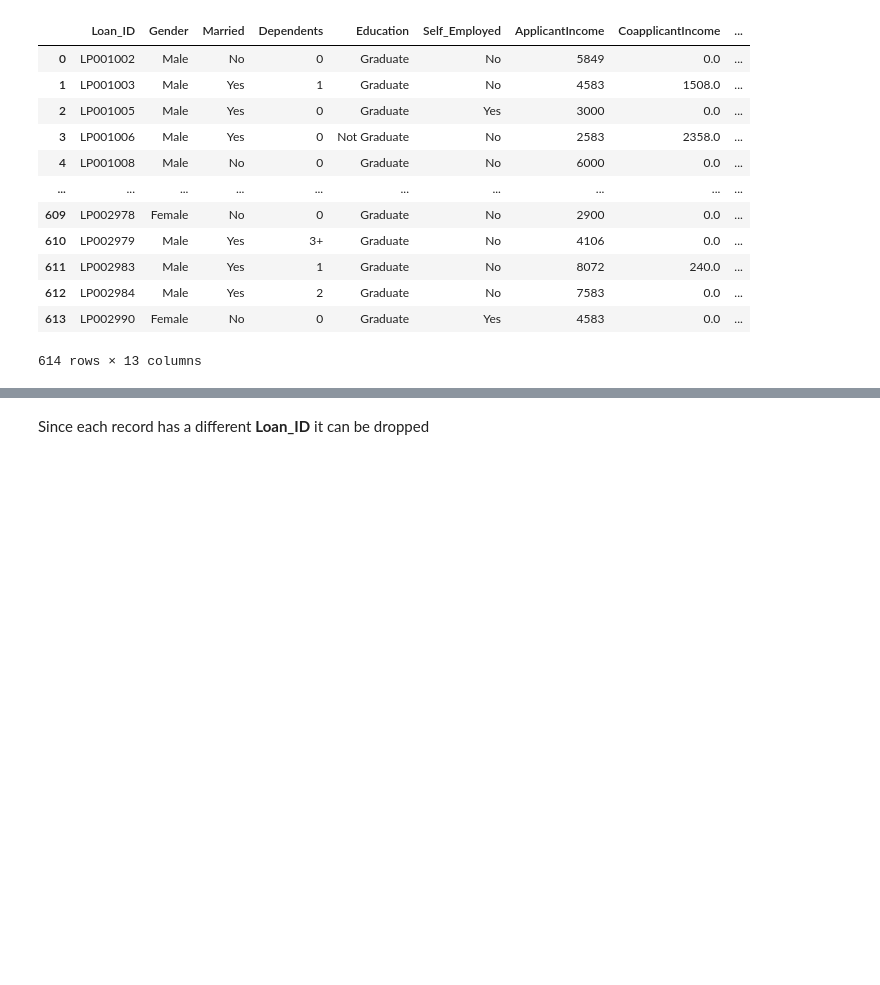
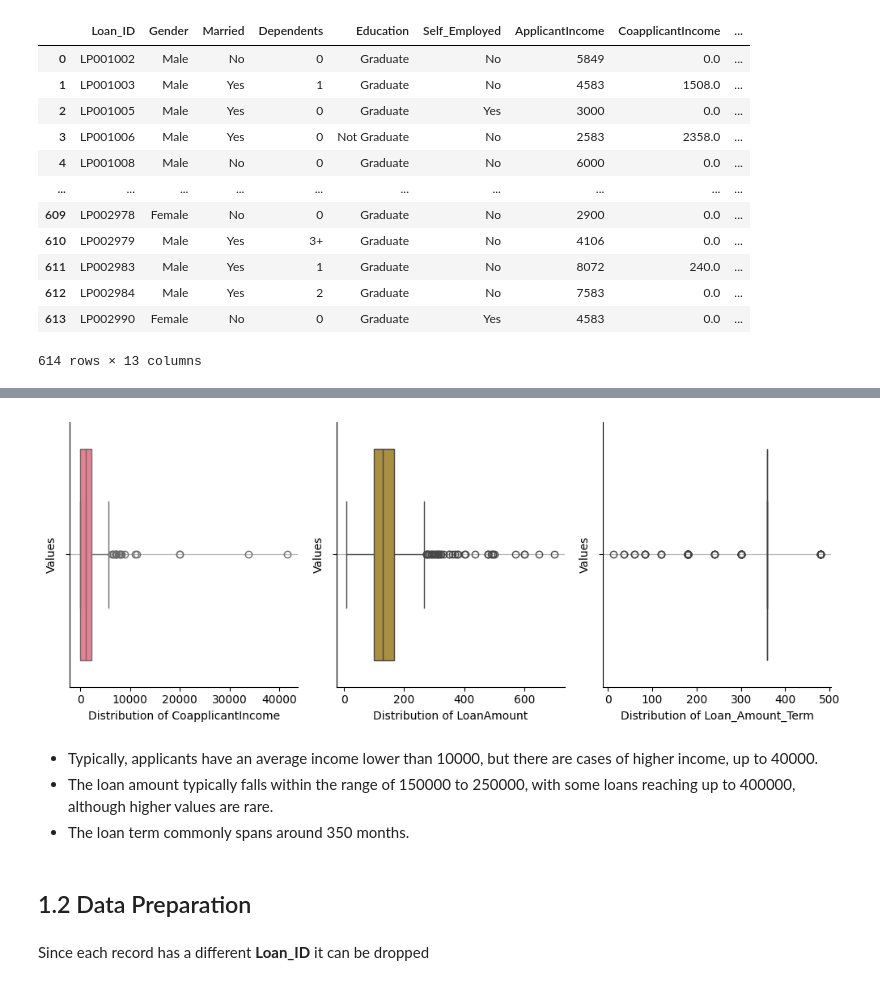
Before and after one commit to NiccoloMarzi/Ethics-in-AI, a Jupyter notebook: loan_eligibility.ipynb, the cells around one changed output, grey strips where cells are left out. Cells and saved outputs as stored; diff of their text form; code cells hidden in the pictures; blank space fills up the shorter version.

```diff
--- a/loan_eligibility.ipynb
+++ b/loan_eligibility.ipynb
@@ -51,2 +126,13 @@ df
+# %%
+continuos_columns = df.select_dtypes(include=['float64']).columns.tolist()
+plot_column_distributions(df[continuos_columns], palette, "continue")
+# %% [output]
+[figure, added]
+# %% [markdown]
+- Typically, applicants have an average income lower than 10000, but there are cases of higher income, up to 40000.
+- The loan amount typically falls within the range of 150000 to 250000, with some loans reaching up to 400000, although higher values are rare.
+- The loan term commonly spans around 350 months.
+# %% [markdown]
+## 1.2 Data Preparation
 # %% [markdown]
 Since each record has a different **Loan_ID** it can be dropped
```
Also changed, not shown: parts of 33 cells of this notebook.
